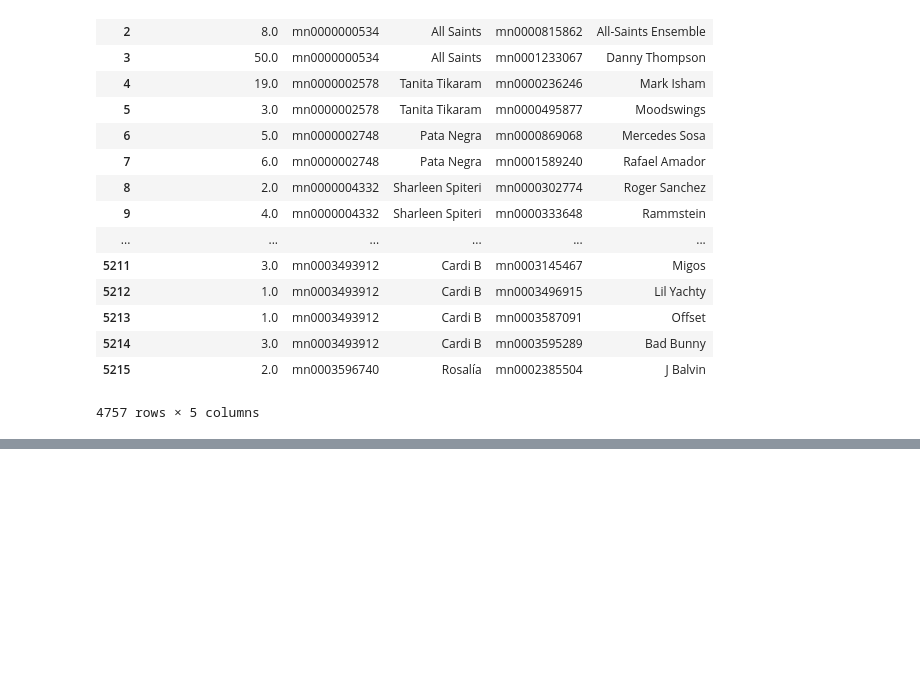
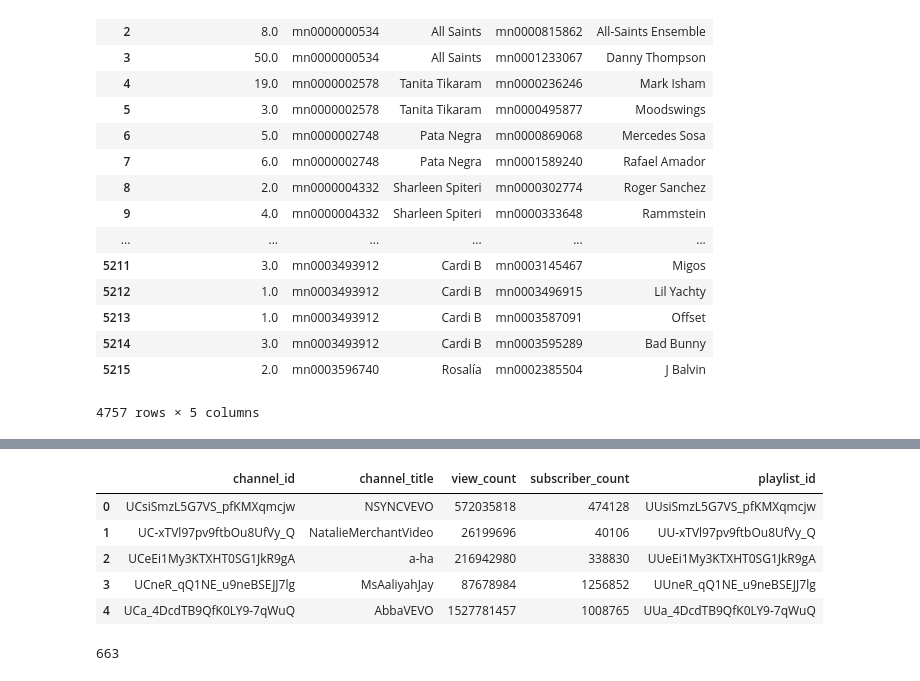
Before and after one commit to AlvaroPaniaguaT/GRAF-Artist_YT_Analisis, a Jupyter notebook: Limpiar_Repertorio.ipynb, the cells around one changed output, grey strips where cells are left out. Saved outputs shown, nothing was run; the diff lists cells and outputs as text; code cells hidden in the pictures; blank space fills up the shorter version.

```diff
--- a/Limpiar_Repertorio.ipynb
+++ b/Limpiar_Repertorio.ipynb
@@ -117,0 +131,10 @@ output.to_csv('./Data/Lista_Grafo.csv', sep=";", encoding="utf-8", index=None)
+# %%
+channels_data = pd.read_csv('./Data/Channels_Data.csv', sep=';', encoding="utf-8")
+channels_data.head()
+# %% [output]
+|  | channel_id | channel_title | view_count | subscriber_count | playlist_id |
+| 0 | UCsiSmzL5G7VS_pfKMXqmcjw | NSYNCVEVO | 572035818 | 474128 | UUsiSmzL5G7VS_pfKMXqmcjw |
+| 1 | UC-xTVl97pv9ftbOu8UfVy_Q | NatalieMerchantVideo | 26199696 | 40106 | UU-xTVl97pv9ftbOu8UfVy_Q |
+| 2 | UCeEi1My3KTXHT0SG1JkR9gA | a-ha | 216942980 | 338830 | UUeEi1My3KTXHT0SG1JkR9gA |
+| 3 | UCneR_qQ1NE_u9neBSEJJ7lg | MsAaliyahJay | 87678984 | 1256852 | UUneR_qQ1NE_u9neBSEJJ7lg |
+| 4 | UCa_4DcdTB9QfK0LY9-7qWuQ | AbbaVEVO | 1527781457 | 1008765 | UUa_4DcdTB9QfK0LY9-7qWuQ |
@@ -117,0 +143,5 @@ output.to_csv('./Data/Lista_Grafo.csv', sep=";", encoding="utf-8", index=None)
+# %%
+for artist in artist_list:
+    if item in
+# %% [output]
+663
```
Also changed, not shown: parts of 6 cells of this notebook, 7 other files.
